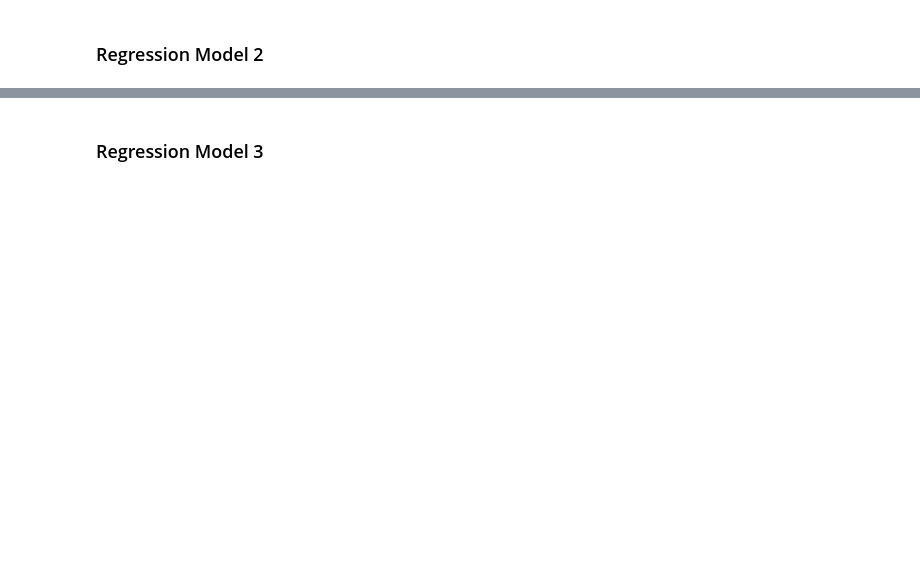
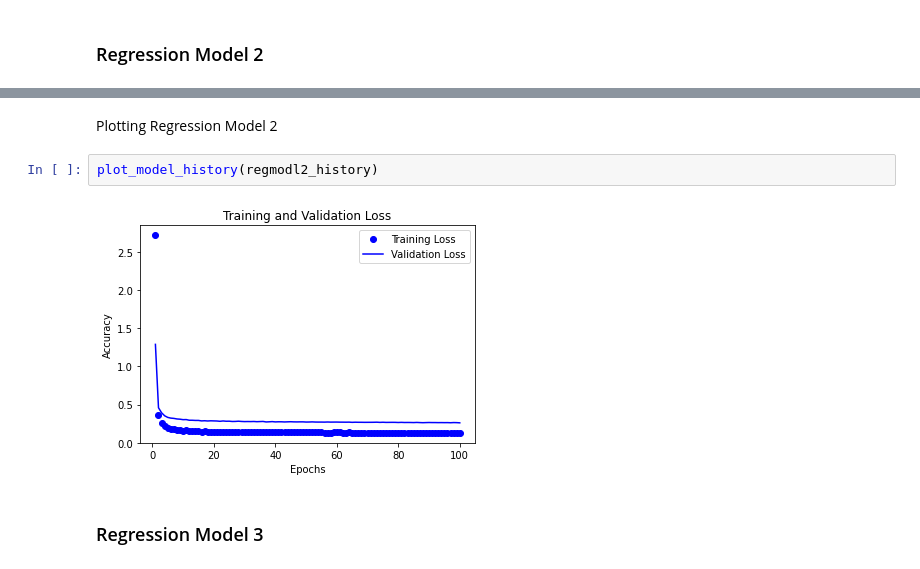
Before and after one commit to powerSeries/NN-projects, a Jupyter notebook: project_1.ipynb, the cells around one changed output, grey strips where cells are left out. Saved outputs shown, nothing was run; the diff lists cells and outputs as text; blank space fills up the shorter version.

```diff
--- a/project_1.ipynb
+++ b/project_1.ipynb
@@ -285,6 +286,12 @@ Total params: 12,031
 Trainable params: 12,031
 Non-trainable params: 0
 _________________________________________________________________
+# %% [markdown]
+Plotting Regression Model 2
+# %%
+plot_model_history(regmodl2_history)
+# %% [output]
+[figure, added]
 # %% [markdown]
 ### Regression Model 3
 # %%
```
Also changed, not shown: parts of 9 cells of this notebook.
